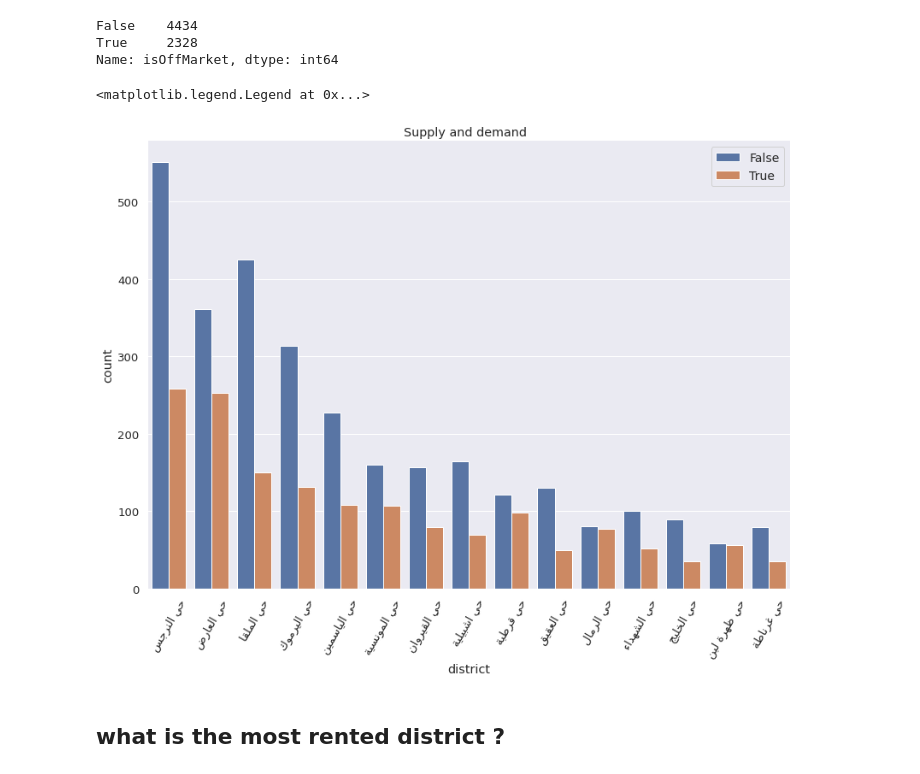
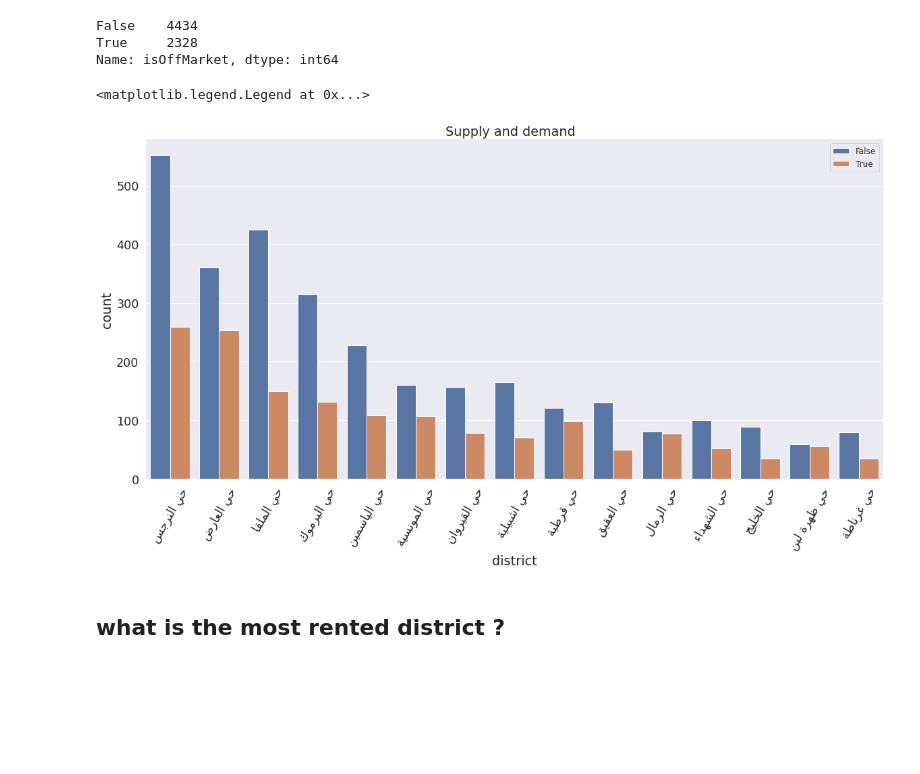
Before and after one commit to Abdulmalik-rebdi/aqar1, a Jupyter notebook: src/EDA.ipynb, the cells around one changed output. Drawn from its saved outputs; the diff is of its cells as text; code cells hidden in the pictures; blank space fills up the shorter version.

```diff
--- a/src/EDA.ipynb
+++ b/src/EDA.ipynb
@@ -406,6 +425,8 @@ offMarket['area'].sort_values(ascending=False).head(20)
 4495     630.0
 5058     600.0
 Name: area, dtype: float64
+# %%
+df = df[df['area'] <= 1000]
 # %%
 
 fig = px.histogram(onMarket, x="area"  )
@@ -485,14 +513,14 @@ False    4434
 True     2328
 Name: isOffMarket, dtype: int64
 # %%
-ax = sns.catplot(x="district", hue="isOffMarket", kind="count", data=cp ,  order=cp.district.value_counts().iloc[:15].index , height=8.27, aspect=11.7/8.27 , legend=False )
+ax = sns.catplot(x="district", hue="isOffMarket", kind="count", data=cp ,  order=cp.district.value_counts().iloc[:15].index , height=8.27, aspect=12.7/6.27 , legend=False )
 # ax.set_xlabel("X-Axis")
 ax.set_xticklabels(rotation = 60).set(title= "Supply and demand  "  )
-sns.set(font_scale = 0.6)
-plt.legend(loc="upper right", frameon=True , fontsize= 14  )
+sns.set(font_scale = 1.6)
+plt.legend(loc="upper right", frameon=True , fontsize= 12  )
 # %% [output]
 <matplotlib.legend.Legend at 0x...>
-[figure, old version]
+[figure, new version]
 # %%
 a =df.groupby('district').size()
 b=  offMarket.groupby('district').size()
```
Also changed, not shown: parts of 11 cells of this notebook, 9 other files.
